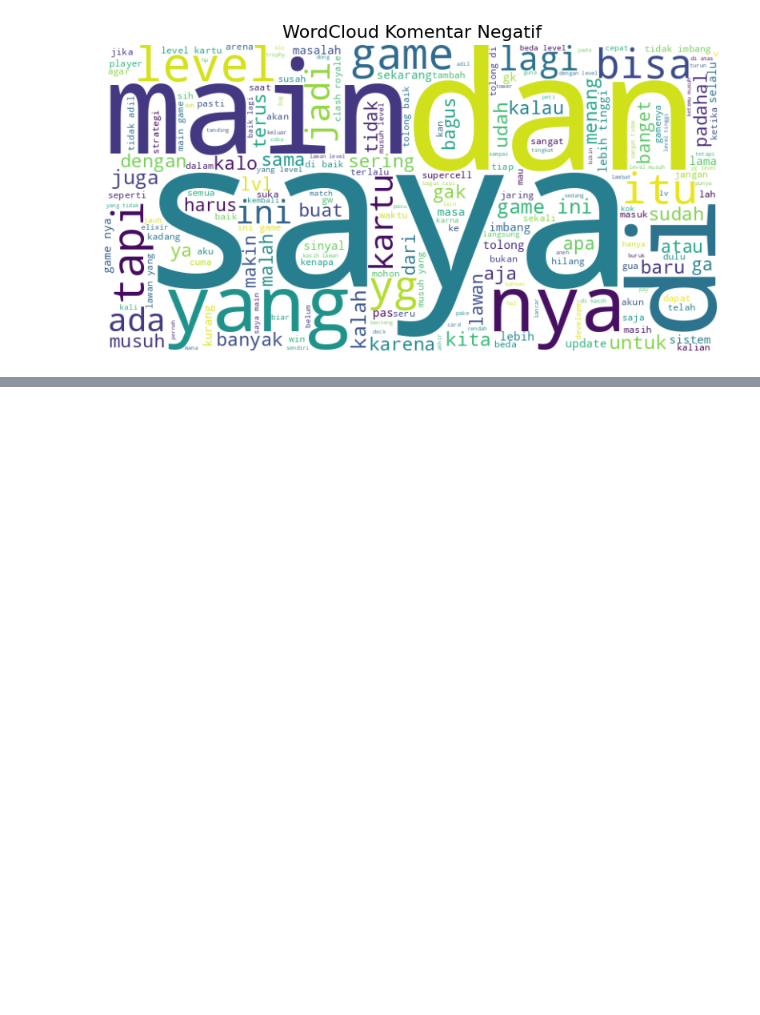
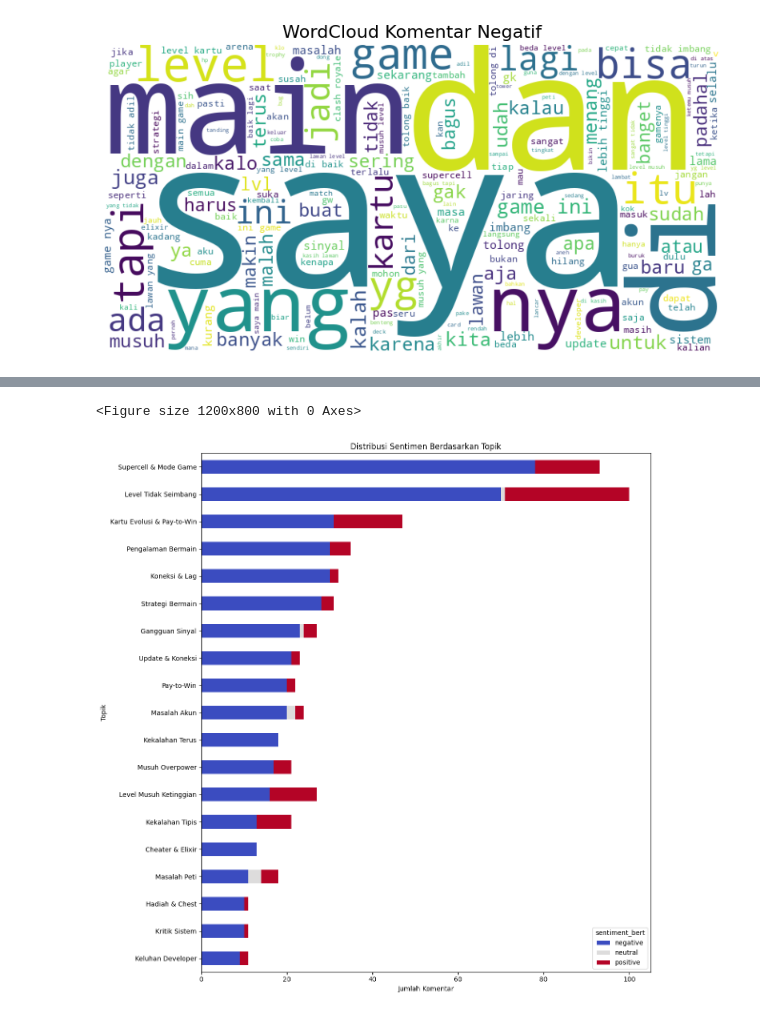
Before and after one commit to HansenDafa/clash-royale-reviews-insights, a Jupyter notebook: notebooks/insights.ipynb, the cells around one changed output, grey strips where cells are left out. Saved outputs shown, nothing was run; the diff lists cells and outputs as text; code cells hidden in the pictures; blank space fills up the shorter version.

```diff
--- a/notebooks/insights.ipynb
+++ b/notebooks/insights.ipynb
@@ -104,0 +343,26 @@ generate_wordcloud(negatif, "WordCloud Komentar Negatif")
+# %%
+import pandas as pd
+import matplotlib.pyplot as plt
+import seaborn as sns
+
+# Hanya topik yang valid (bukan -1)
+valid_df = df[df["topic"] != -1]
+
+# Tabel pivot: jumlah komentar per (topik, sentimen)
+summary = valid_df.pivot_table(index="topic_label", columns="sentiment_bert", aggfunc="size", fill_value=0)
+
+# Urutkan berdasarkan jumlah komentar negatif
+summary = summary.sort_values(by="negative", ascending=False)
+
+# Plot
+plt.figure(figsize=(12, 8))
+summary[["negative", "neutral", "positive"]].plot(kind="barh", stacked=True, colormap="coolwarm", figsize=(12, 12))
+plt.title("Distribusi Sentimen Berdasarkan Topik")
+plt.xlabel("Jumlah Komentar")
+plt.ylabel("Topik")
+plt.gca().invert_yaxis()
+plt.tight_layout()
+plt.show()
+# %% [output]
+<Figure size 1200x800 with 0 Axes>
+[figure, added]
```
Also changed, not shown: parts of 19 cells of this notebook, 2 other files.
